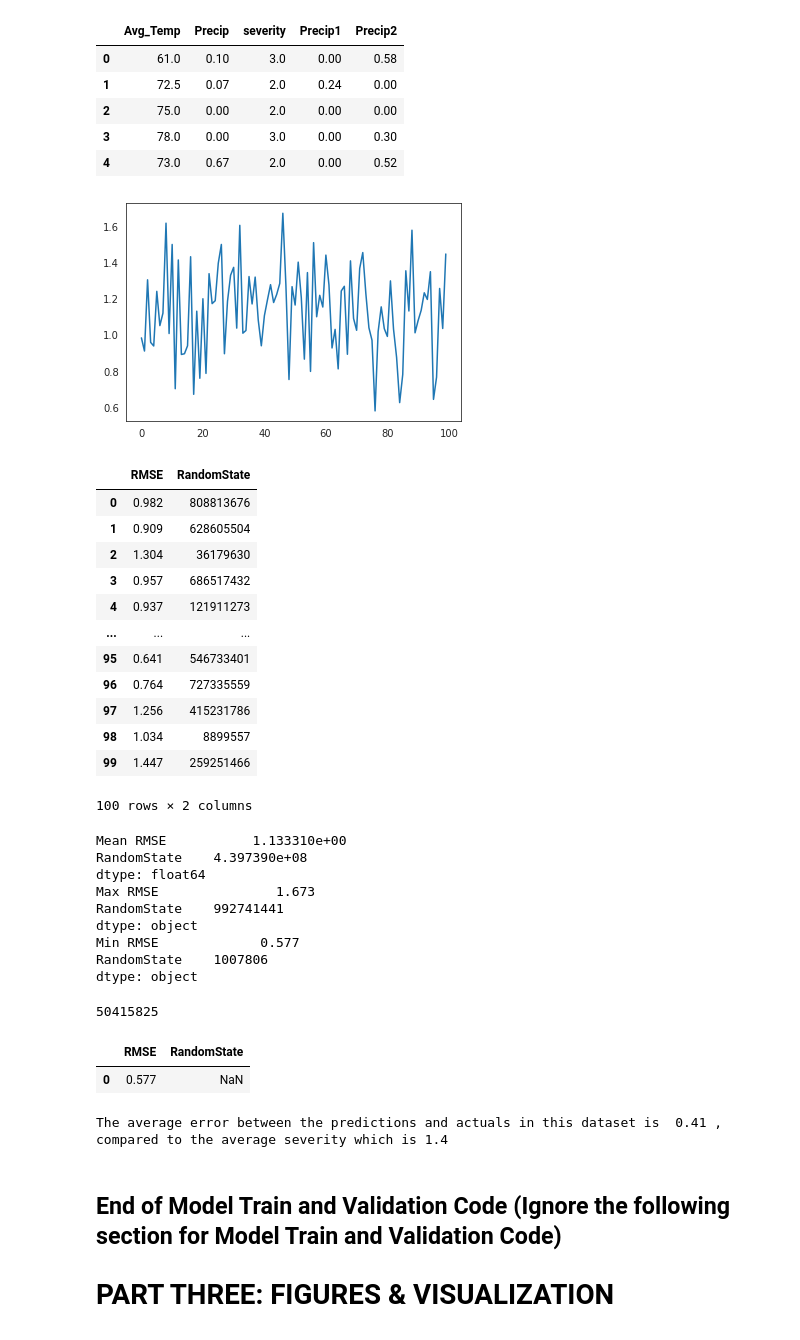
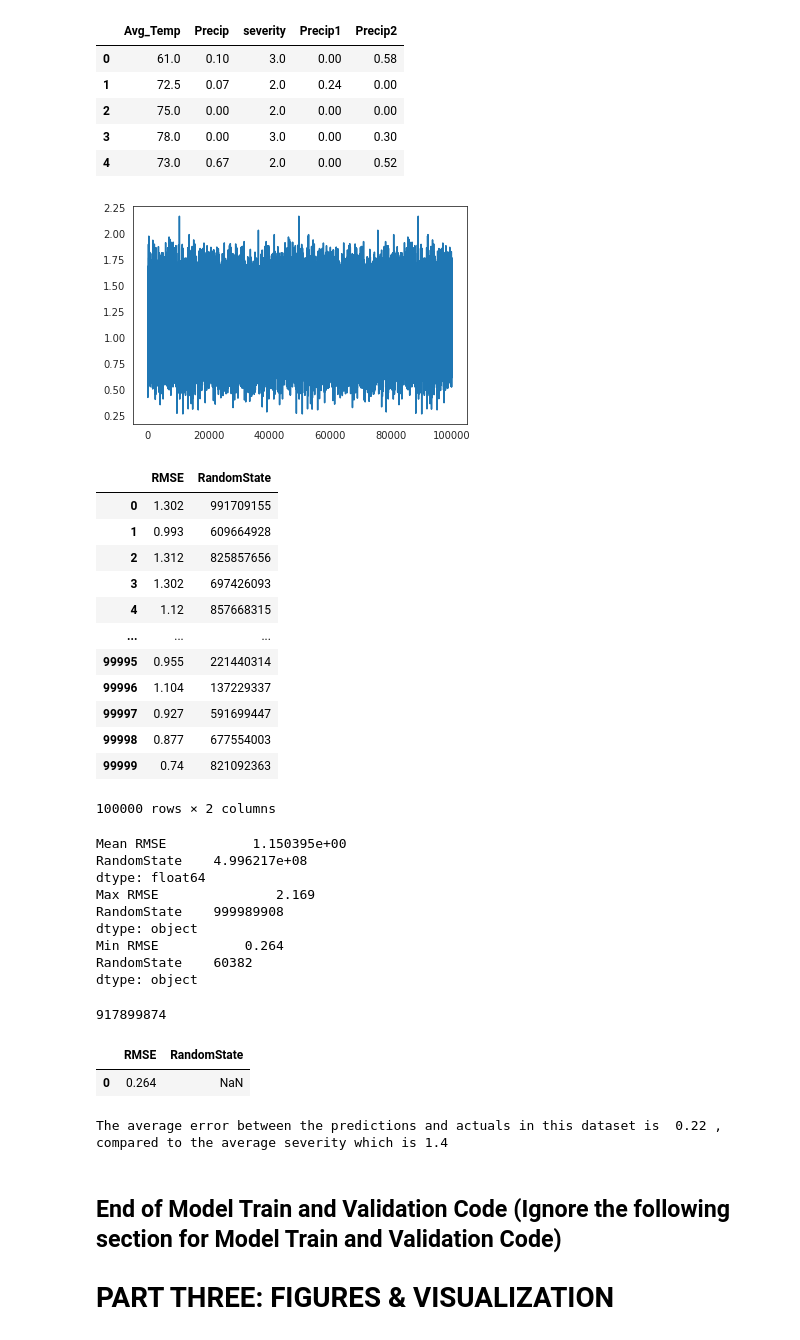
Before and after one commit to ChrisHarvey21/HABs, a Jupyter notebook: HABs.ipynb, the cells around one changed output. Drawn from its saved outputs; the diff is of its cells as text; code cells hidden in the pictures.

```diff
--- a/HABs.ipynb
+++ b/HABs.ipynb
@@ -349,67 +349,67 @@ from random import randint
 
 #create the data frame
 df = pd.DataFrame(columns=['RMSE','RandomState'])
-for i in range(100):
+for i in range(100000):
   A = randint(0,999999999)
   random.seed(A)
   x = dataset.drop('severity', axis = 1) # Features
   y = dataset['severity']  # Target
 
 # Splitting into training and testing (80/20)
   x_train, x_test, y_train, y_test = train_test_split(x, y, test_size = 0.2, random_state=A)
 
 # Random Forest Regression with 10 decision trees
   random.seed(A)
   model = RandomForestRegressor(n_estimators = 10, random_state=A)
 
 # Fitting the Random Forest Regression model to the data
   model.fit(x_train, y_train)
 
 # Predicting the target values of the test set
   y_pred = model.predict(x_test)
 
 # RMSE (Root Mean Square Error)
   rmse = float(format(np.sqrt(mean_squared_error(y_test, y_pred)),'.3f'))
   df.loc[i, ['RMSE']] = rmse
   random.seed(A)
   df.loc[i, ['RandomState']] = A
 
 #Plot results
 import pandas as pd
 import matplotlib.pyplot as plt
 df = pd.DataFrame(df)
 df['RMSE'].plot()
 plt.show()
 df
 # %% [output]
-[figure, old version]
+[figure, new version]
 |  | RMSE | RandomState |
-| 0 | 0.982 | 808813676 |
-| 1 | 0.909 | 628605504 |
-| 2 | 1.304 | 36179630 |
-| 3 | 0.957 | 686517432 |
-| 4 | 0.937 | 121911273 |
+| 0 | 1.302 | 991709155 |
+| 1 | 0.993 | 609664928 |
+| 2 | 1.312 | 825857656 |
+| 3 | 1.302 | 697426093 |
+| 4 | 1.12 | 857668315 |
 | ... | ... | ... |
-| 95 | 0.641 | 546733401 |
-| 96 | 0.764 | 727335559 |
-| 97 | 1.256 | 415231786 |
-| 98 | 1.034 | 8899557 |
-| 99 | 1.447 | 259251466 |
+| 99995 | 0.955 | 221440314 |
+| 99996 | 1.104 | 137229337 |
+| 99997 | 0.927 | 591699447 |
+| 99998 | 0.877 | 677554003 |
+| 99999 | 0.74 | 821092363 |
-100 rows × 2 columns
+100000 rows × 2 columns
 # %%
 #A rule of thumb is that an RMSE of .2 to .5 shows that the model predicts accurately
 print('Mean', df.mean())
 print('Max', df.max())
 print('Min', df.min())
 # %% [output]
-Mean RMSE           1.133310e+00
-RandomState    4.397390e+08
+Mean RMSE           1.150395e+00
+RandomState    4.996217e+08
 dtype: float64
-Max RMSE               1.673
-RandomState    992741441
+Max RMSE               2.169
+RandomState    999989908
 dtype: object
-Min RMSE             0.577
-RandomState    1007806
+Min RMSE           0.264
+RandomState    60382
 dtype: object
 # %%
 #Store the random State associated with smallest RMSE() (note I found state 917899874 had an RMSE of .264)
@@ -417,7 +417,7 @@ a = df.loc[df['RMSE'] == df.RMSE.min()]
 b = a.iloc[0]['RandomState']
 b
 # %% [output]
-50415825
+917899874
 # %%
 #Repeat the model with the specific random state that minimizes the RMSE
 
@@ -451,7 +451,7 @@ df = pd.DataFrame(df)
 df
 # %% [output]
 |  | RMSE | RandomState |
-| 0 | 0.577 | NaN |
+| 0 | 0.264 | NaN |
 # %%
 # Calculate the absolute errors
 errors = abs(y_pred - y_test)
@@ -459,7 +459,7 @@ errors = abs(y_pred - y_test)
 print('The average error between the predictions and actuals in this dataset is ', round(np.mean(errors), 2),
       ', compared to the average severity which is' , round(np.mean(y),2))
 # %% [output]
-The average error between the predictions and actuals in this dataset is  0.41 , compared to the average severity which is 1.4
+The average error between the predictions and actuals in this dataset is  0.22 , compared to the average severity which is 1.4
 # %% [markdown]
 ## **End of Model Train and Validation Code (Ignore the following section for Model Train and Validation Code)**
 
```
Also changed, not shown: parts of 5 cells of this notebook.
